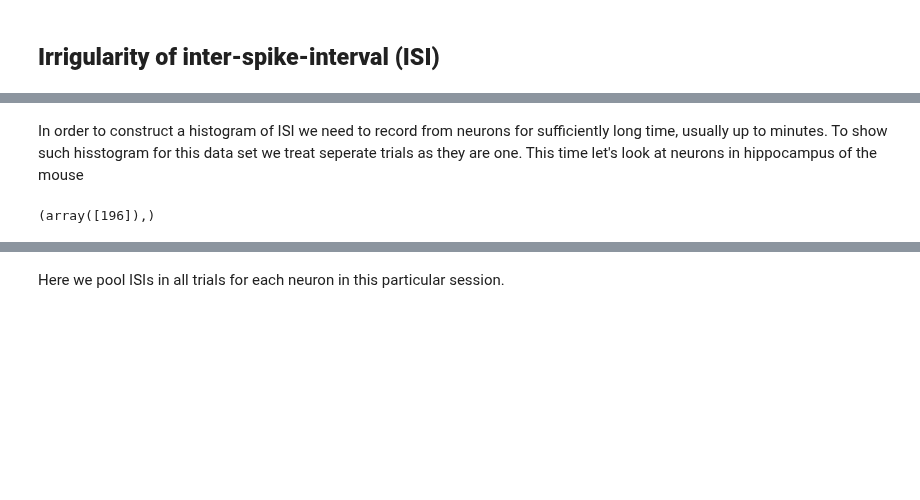
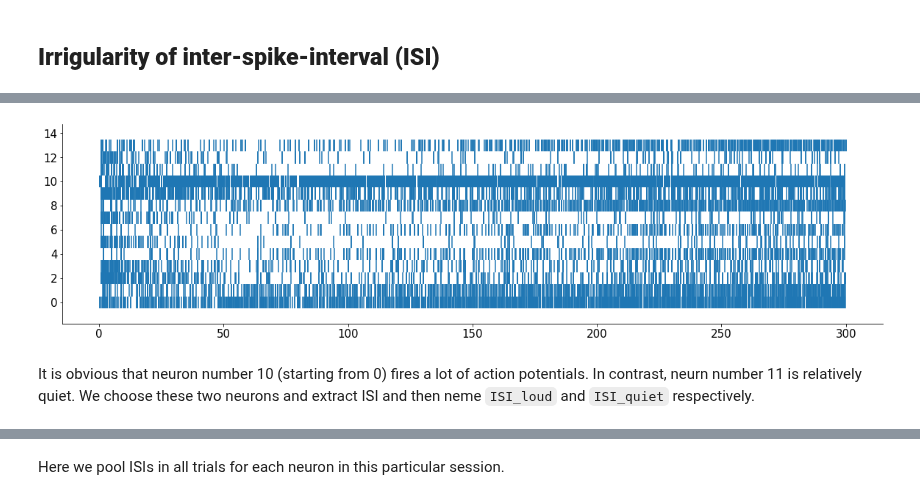
Before and after one commit to MiladQolami/Neural-Data-Analysis, a Jupyter notebook: SpikingVariablity/SpikingVariablity.ipynb, the cells around one changed output, grey strips where cells are left out. Drawn from its saved outputs; the diff is of its cells as text; code cells hidden in the pictures; blank space fills up the shorter version.

```diff
--- a/SpikingVariablity/SpikingVariablity.ipynb
+++ b/SpikingVariablity/SpikingVariablity.ipynb
@@ -207,14 +208,22 @@ One important aspect of spiking variability is temporal distance between inidivi
 <br>
 <p align='center'>
 <img src = 'https://github.com/MiladQolami/Neural-Data-Analysis/blob/main/images/inter%20spike%20interval.jpg?raw=1' width = '700'>
-# %% [markdown]
-In order to construct a histogram of ISI we need to record from neurons for sufficiently long time, usually up to minutes. To show such hisstogram for this data set we treat seperate trials as they are one. This time let's look at neurons in hippocampus of the mouse
-# %%
-idx_hipp = np.isin(data['brain_area'],hippocampus)      # Indices for neurons(units) in hippocampus
-spikes_hipp = data['spks'][idx_hipp]                    # All spikes of visual neurns
-
-spikes_hipp.shape
-
-ss = np.mean(np.mean(spikes_hipp,1),1)
-# %% [output]
-(array([196]),)
+# %%
+# @markdown Data loading
+
+!git clone https://github.com/MiladQolami/Neural-Data-Analysis
+data = sio.loadmat('/content/Neural-Data-Analysis/SpikingVariablity/20080628_R7.mat')
+# %%
+# Extract spike times in first 5 min of recording
+spike_times_5 = []
+for i in range(14):
+  idx = (data['spikes'][i][0] < 300).flatten()
+  spike_time_i = data['spikes'][i][0][idx,0]
+  spike_times_5.append(spike_time_i)
+# %%
+plt.eventplot(spike_times_5)
+plt.show()
+# %% [output]
+[figure, added]
+# %% [markdown]
+It is obvious that neuron number 10 (starting from 0) fires a lot of action potentials. In contrast, neurn number 11 is relatively quiet. We choose these two neurons and extract ISI and then neme `ISI_loud` and `ISI_quiet` respectively.
```
Also changed, not shown: parts of 5 cells of this notebook.
